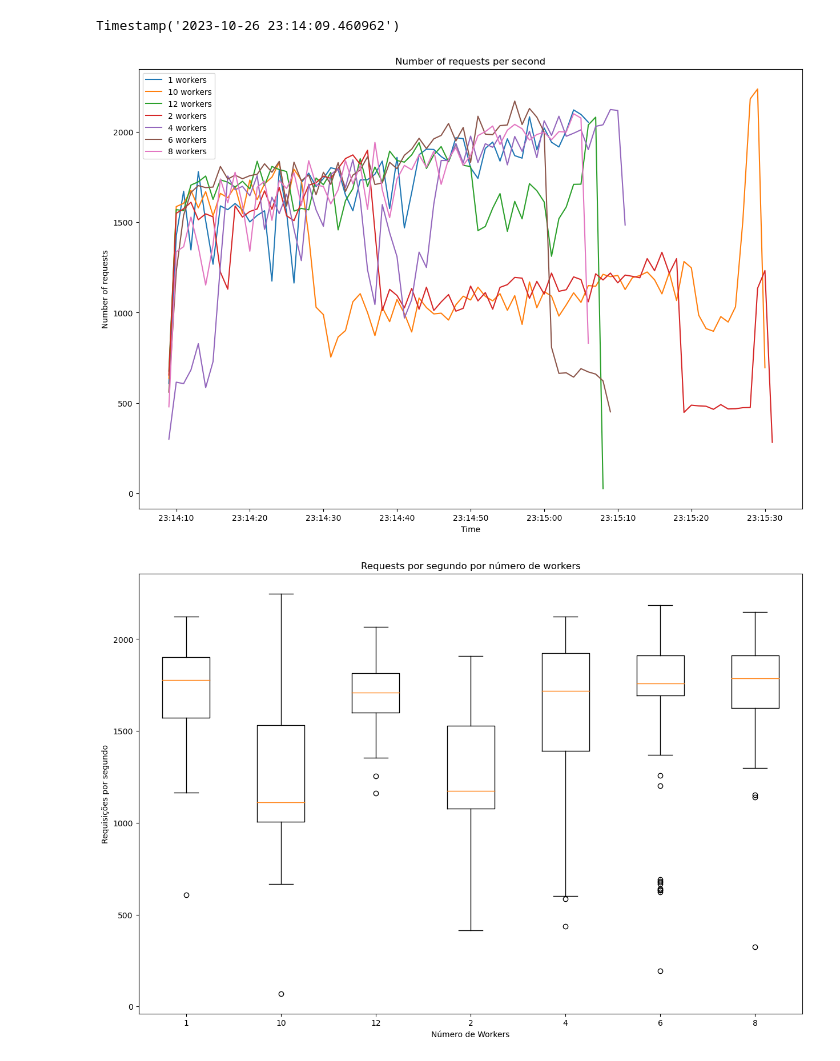
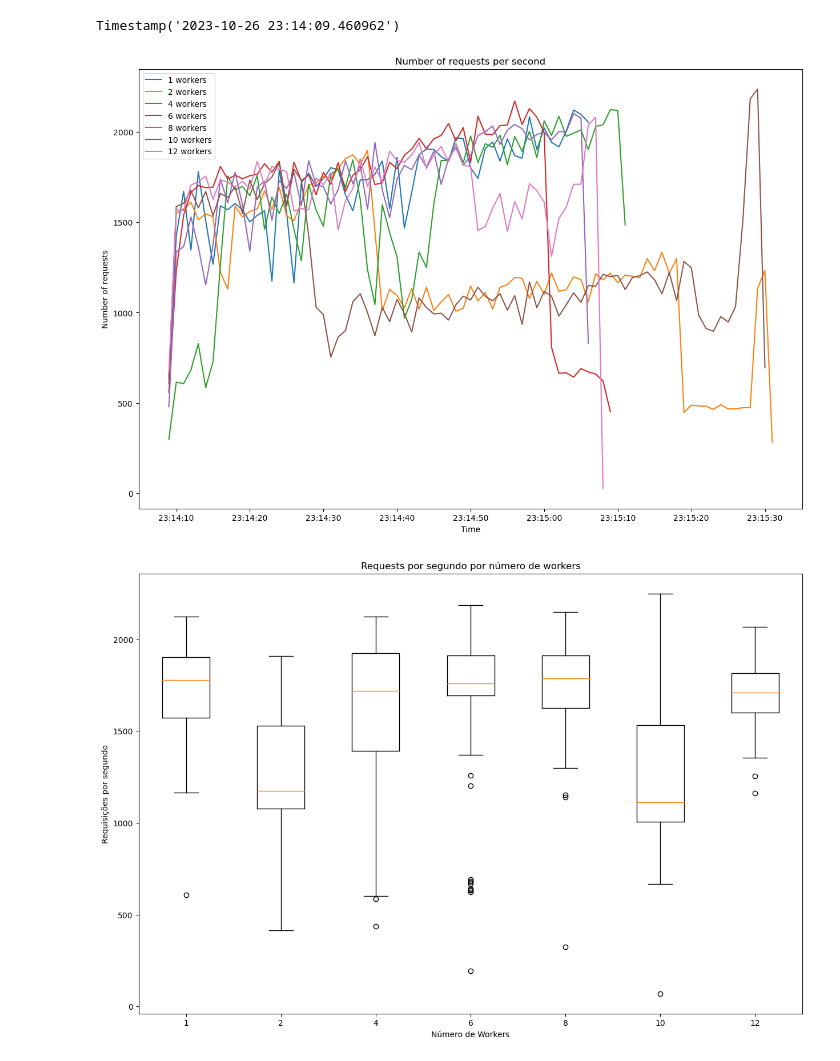
Before and after one commit to PauloHFS/concorrente-projeto, a Jupyter notebook: nodejs/eda_tests.ipynb, the cells around one changed output. Drawn from its saved outputs; the diff is of its cells as text; code cells hidden in the pictures.

```diff
--- a/nodejs/eda_tests.ipynb
+++ b/nodejs/eda_tests.ipynb
@@ -26,6 +27,8 @@ for file in files:
   temp['workers'] = temp['workers'].astype(int)
 
   df = pd.concat([df, temp])
+
+df['language'] = 'node'
 # %%
 df.info()
 # %% [output]
@@ -76,38 +82,38 @@ for worker in df['workers'].unique():
                        'created_at'] = normalized_time_df[normalized_time_df['workers'] == worker]['created_at'] + difference
 # %%
 fig = plt.figure(figsize=(15, 10))
-for worker in normalized_time_df['workers'].unique():
+for worker in np.sort(normalized_time_df['workers'].unique()):
   temp = normalized_time_df[normalized_time_df['workers'] == worker]
   temp.index = temp['created_at']
   temp = temp.resample('1s').size()
   plt.plot(temp, label=f'{worker} workers')
 
 plt.title('Number of requests per second')
 plt.xlabel('Time')
 plt.ylabel('Number of requests')
 plt.legend()
 plt.show()
 # %% [output]
-[figure, old version]
+[figure, new version]
 # %%
 boxdf = df.copy()
 # %%
 fig, ax = plt.subplots(figsize=(15, 10))
 data = []
 
-for worker in boxdf['workers'].unique():
+for worker in np.sort(boxdf['workers'].unique()):
     temp = boxdf[boxdf['workers'] == worker]
     temp.index = temp['created_at']
     temp = temp.resample('1s').size()
     data.append(temp)
 
-ax.boxplot(data, labels=boxdf['workers'].unique())
+ax.boxplot(data, labels=np.sort(boxdf['workers'].unique()))
 
-ax.set_xticklabels(boxdf['workers'].unique())
+ax.set_xticklabels(np.sort(boxdf['workers'].unique()))
 ax.set_xlabel('Número de Workers')
 ax.set_ylabel('Requisições por segundo')
 ax.set_title('Requests por segundo por número de workers')
 
 plt.show()
 # %% [output]
-[figure, old version]
+[figure, new version]
```
Also changed, not shown: parts of 4 cells of this notebook, 7 other files.
